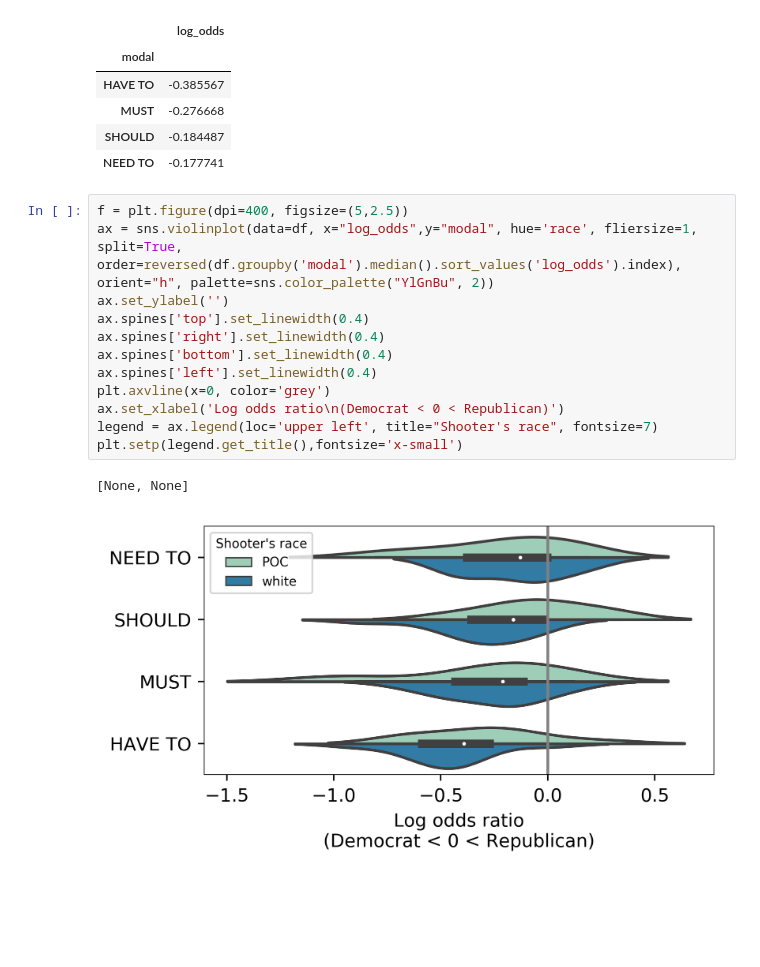
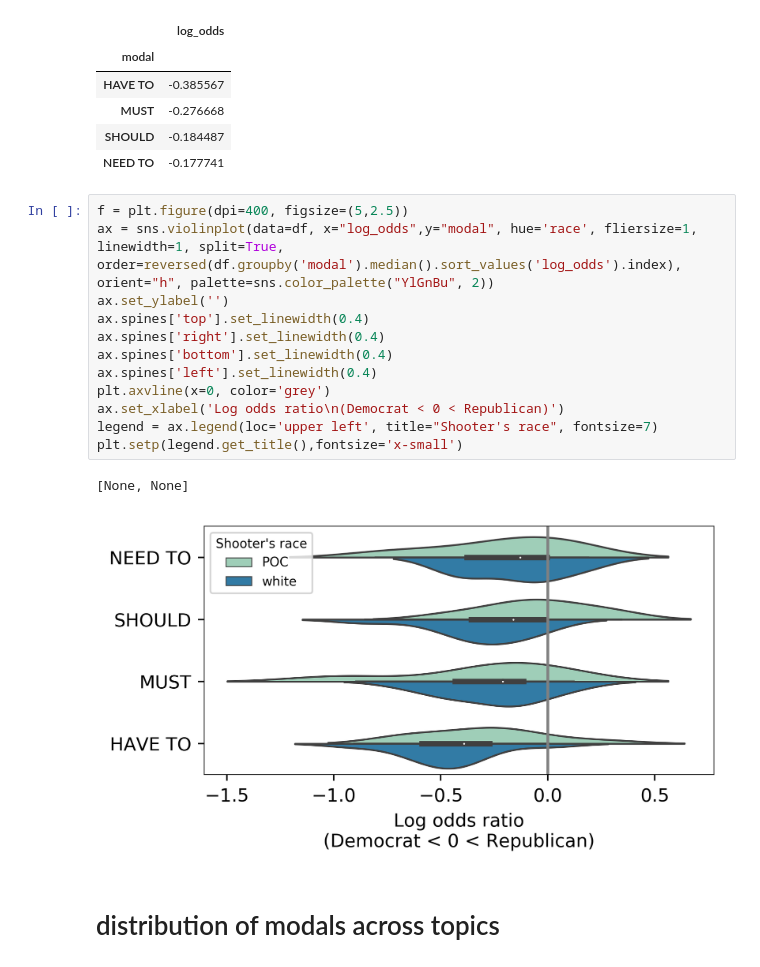
Before and after one commit to ddemszky/framing-twitter, a Jupyter notebook: 4_word_partisanship/modals.ipynb, the cells around one changed output. Saved outputs shown, nothing was run; the diff lists cells and outputs as text; blank space fills up the shorter version.

Commit message:
added modal plot

```diff
--- a/4_word_partisanship/modals.ipynb
+++ b/4_word_partisanship/modals.ipynb
@@ -99,16 +105,18 @@ df.groupby('modal').mean().sort_values('log_odds')
 | NEED TO | -0.177741 |
 # %%
 f = plt.figure(dpi=400, figsize=(5,2.5))
-ax = sns.violinplot(data=df, x="log_odds",y="modal", hue='race', fliersize=1, split=True, order=reversed(df.groupby('modal').median().sort_values('log_odds').index), orient="h", palette=sns.color_palette("YlGnBu", 2))
+ax = sns.violinplot(data=df, x="log_odds",y="modal", hue='race', fliersize=1, linewidth=1, split=True, order=reversed(df.groupby('modal').median().sort_values('log_odds').index), orient="h", palette=sns.color_palette("YlGnBu", 2))
 ax.set_ylabel('')
 ax.spines['top'].set_linewidth(0.4)
 ax.spines['right'].set_linewidth(0.4)
 ax.spines['bottom'].set_linewidth(0.4)
 ax.spines['left'].set_linewidth(0.4)
 plt.axvline(x=0, color='grey')
 ax.set_xlabel('Log odds ratio\n(Democrat < 0 < Republican)')
 legend = ax.legend(loc='upper left', title="Shooter's race", fontsize=7)
 plt.setp(legend.get_title(),fontsize='x-small')
 # %% [output]
 [None, None]
-[figure, old version]
+[figure, new version]
+# %% [markdown]
+# distribution of modals across topics
```
Also changed, not shown: parts of 6 cells of this notebook, 7 other files.
